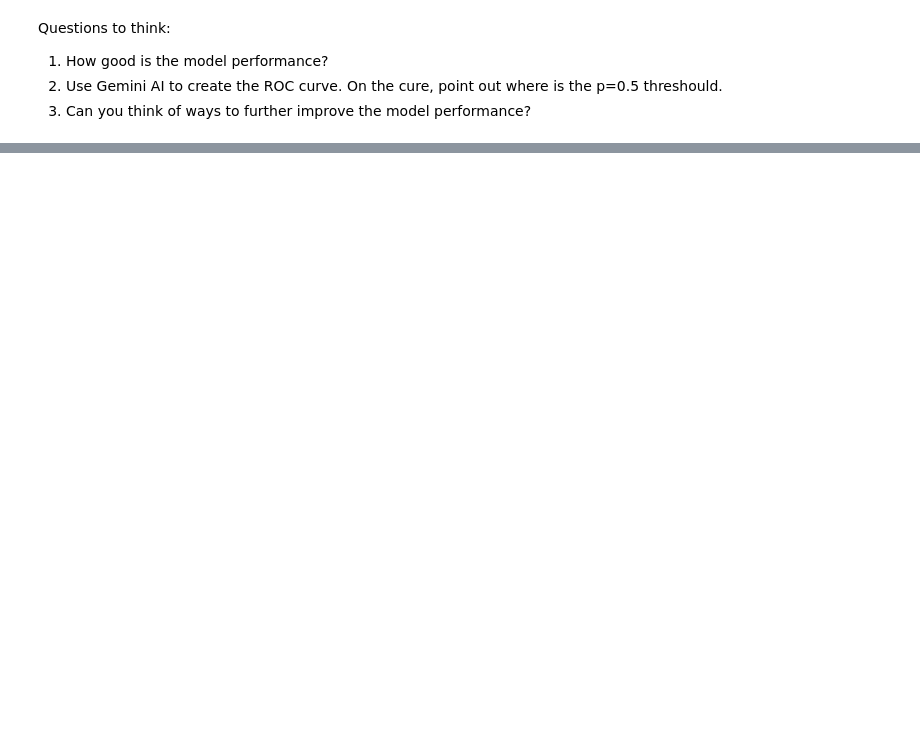
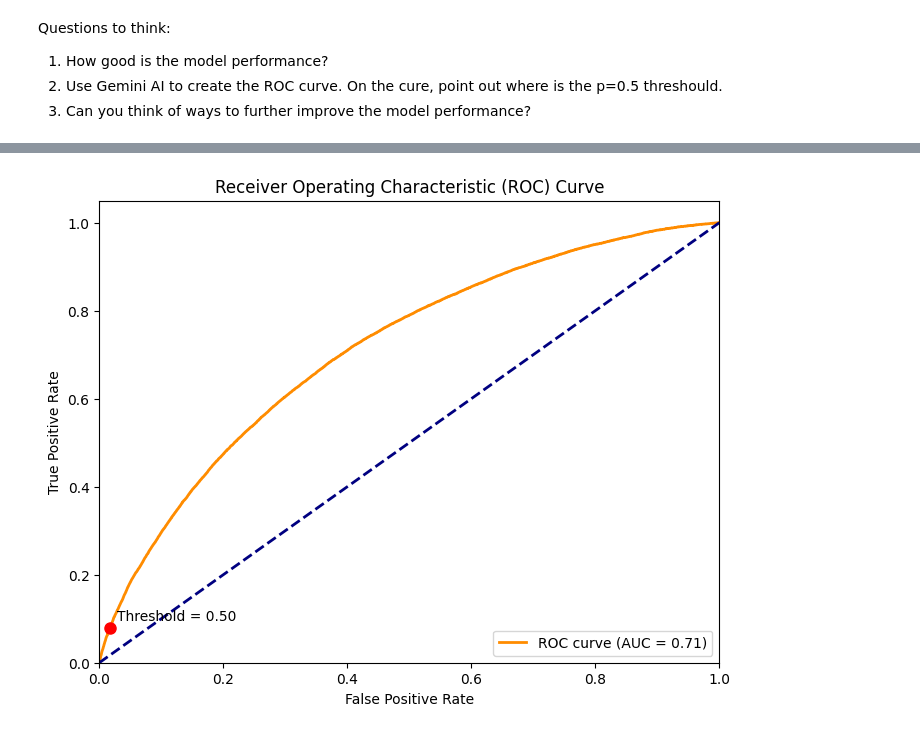
Before and after one commit to Piyush-ag/DeepLearning, a Jupyter notebook: week3/Simple_Neural_Network_Lending_Club_Loan_Default_Risk_Prediction.ipynb, the cells around one changed output, grey strips where cells are left out. Saved outputs shown, nothing was run; the diff lists cells and outputs as text; code cells hidden in the pictures; blank space fills up the shorter version.

```diff
--- a/week3/Simple_Neural_Network_Lending_Club_Loan_Default_Risk_Prediction.ipynb
+++ b/week3/Simple_Neural_Network_Lending_Club_Loan_Default_Risk_Prediction.ipynb
@@ -177,0 +308,34 @@ Questions to think:
+# %%
+# Use Gemini AI to create the ROC curve. On the cure, point out where is the p=0.5 threshould.
+
+# Predict probabilities for the test set
+y_pred_probs = model.predict(X_test)
+
+# Calculate ROC curve
+fpr, tpr, thresholds = roc_curve(y_test, y_pred_probs)
+
+# Calculate AUC
+roc_auc = auc(fpr, tpr)
+
+# Plot ROC curve
+plt.figure(figsize=(8, 6))
+plt.plot(fpr, tpr, color='darkorange', lw=2, label=f'ROC curve (AUC = {roc_auc:.2f})')
+plt.plot([0, 1], [0, 1], color='navy', lw=2, linestyle='--')
+plt.xlim([0.0, 1.0])
+plt.ylim([0.0, 1.05])
+plt.xlabel('False Positive Rate')
+plt.ylabel('True Positive Rate')
+plt.title('Receiver Operating Characteristic (ROC) Curve')
+plt.legend(loc='lower right')
+
+# Find the index of the threshold closest to 0.5
+threshold_index = np.argmin(np.abs(thresholds - 0.5))
+
+# Plot the threshold point on the ROC curve
+plt.plot(fpr[threshold_index], tpr[threshold_index], marker='o', markersize=8, color='red', label='Threshold = 0.5')
+plt.annotate(f'Threshold = {thresholds[threshold_index]:.2f}', (fpr[threshold_index], tpr[threshold_index]),
+             textcoords="offset points", xytext=(5,5), ha='left')
+
+
+plt.show()
+# %% [output]
@@ -177,0 +343 @@ Questions to think:
+[figure, added]
```
Also changed, not shown: parts of 19 cells of this notebook, 8 other files.
